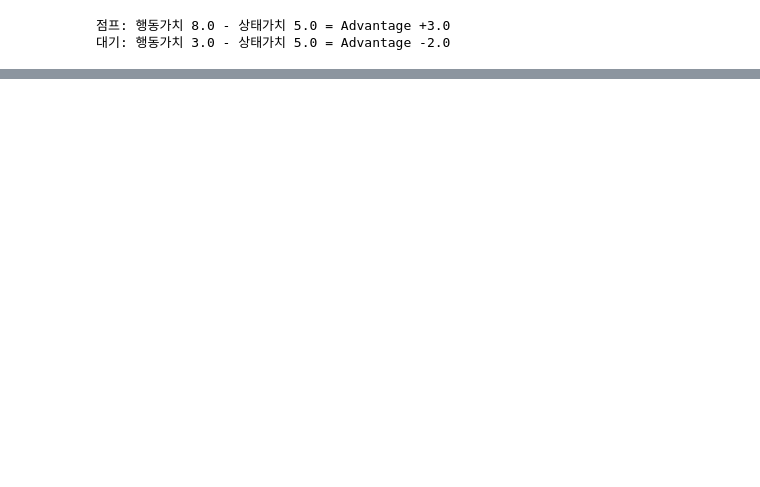
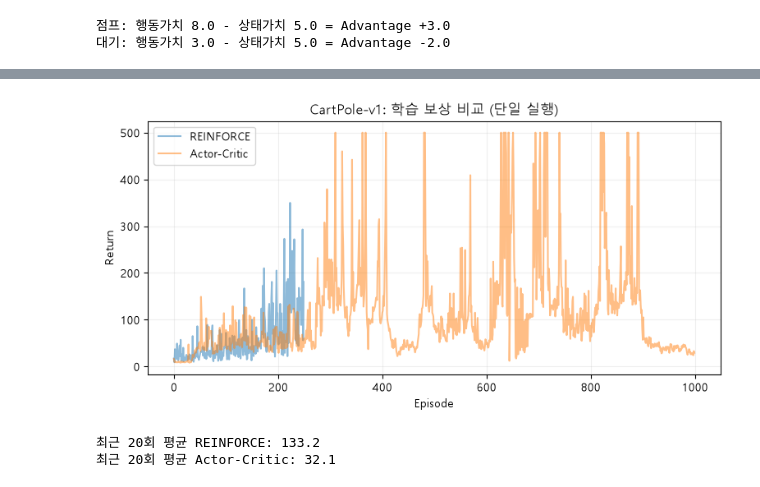
Before and after one commit to Shim-HyoungJoon/KDT, a Jupyter notebook: 13_멀티모달/4_딥강화학습.ipynb, the cells around one changed output, grey strips where cells are left out. Cells and saved outputs as stored; diff of their text form; code cells hidden in the pictures; blank space fills up the shorter version.

```diff
--- a/13_멀티모달/4_딥강화학습.ipynb
+++ b/13_멀티모달/4_딥강화학습.ipynb
@@ -533,0 +729,13 @@ for name, estimated_action_value in [('점프', 8.0), ('대기', 3.0)]:
+# %%
+plt.figure(figsize=(9, 4))
+plt.plot(reinforce_scores, alpha=0.5, label='REINFORCE')
+plt.plot(ac_cartpole_scores, alpha=0.5, label='Actor-Critic')
+plt.xlabel('Episode'); plt.ylabel('Return')
+plt.title('CartPole-v1: 학습 보상 비교 (단일 실행)')
+plt.legend(); plt.grid(alpha=0.2); plt.show()
+print('최근 20회 평균 REINFORCE:', round(float(np.mean(reinforce_scores[-20:])), 1))
+print('최근 20회 평균 Actor-Critic:', round(float(np.mean(ac_cartpole_scores[-20:])), 1))
+# %% [output]
+[figure, added]
+최근 20회 평균 REINFORCE: 133.2
+최근 20회 평균 Actor-Critic: 32.1
```
Also changed, not shown: parts of 19 cells of this notebook.
